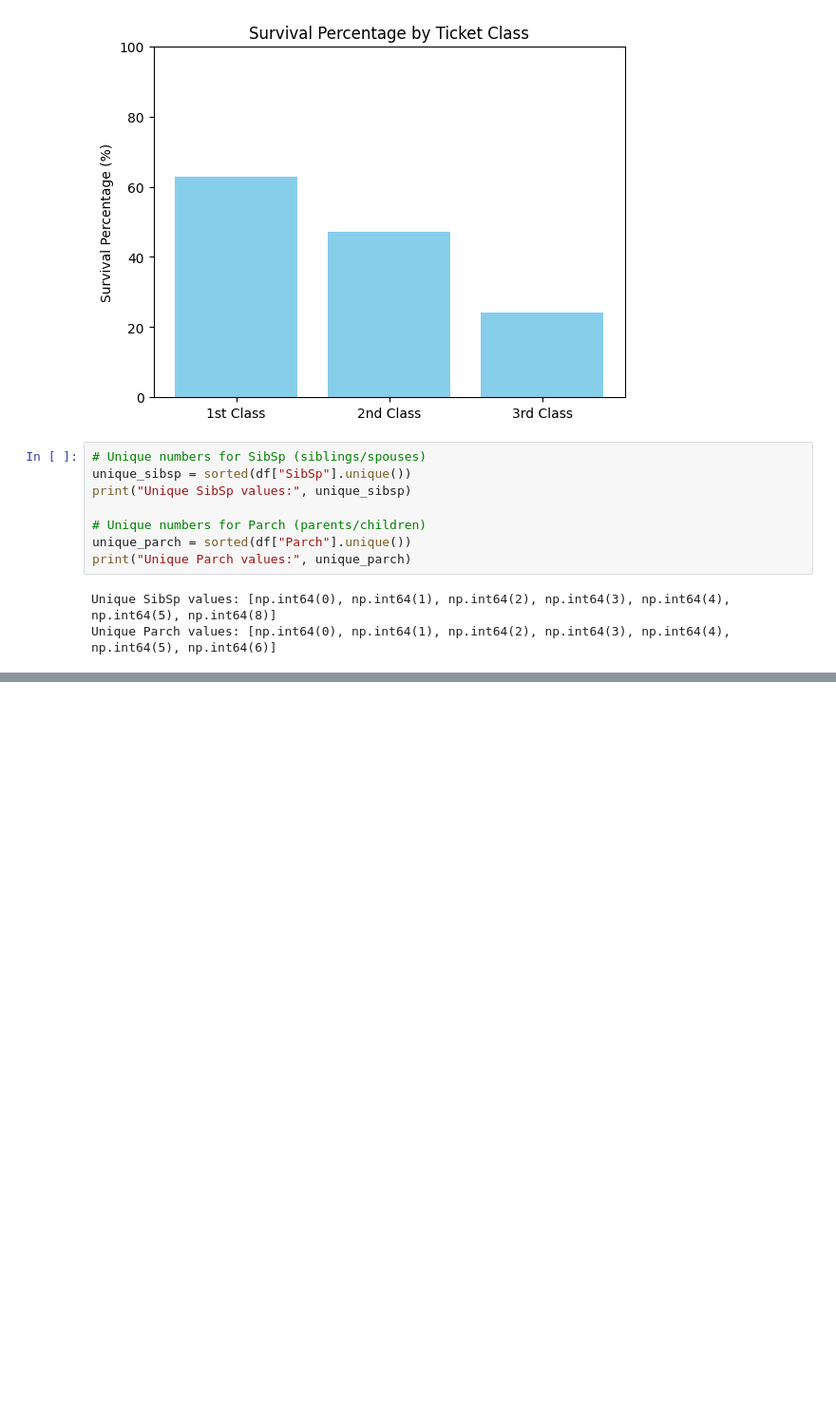
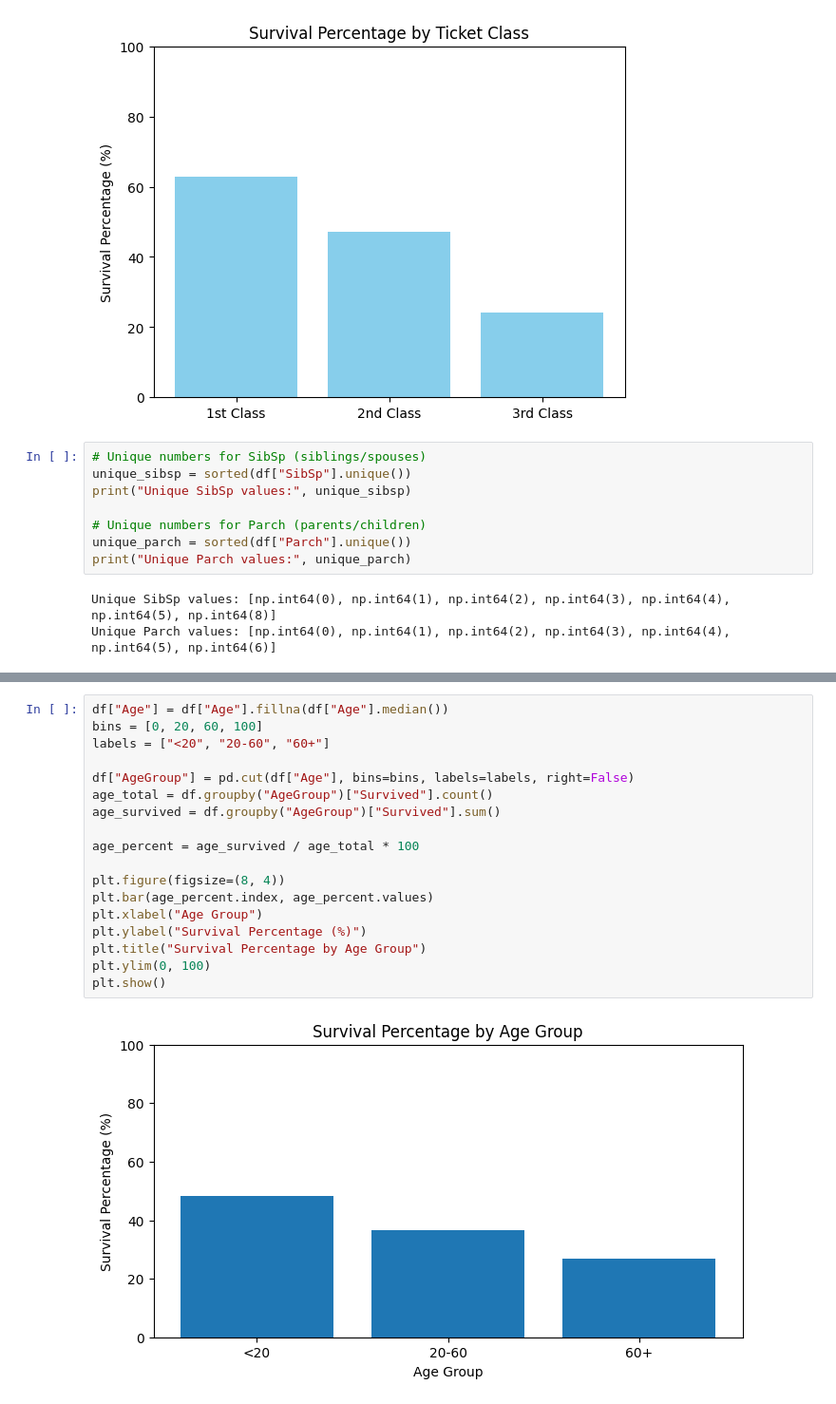
Before and after one commit to aminehabchi/kaggle-titanic, a Jupyter notebook: notebook/EDA.ipynb, the cells around one changed output, grey strips where cells are left out. Shown at 95% size. Drawn from its saved outputs; the diff is of its cells as text; blank space fills up the shorter version.

```diff
--- a/notebook/EDA.ipynb
+++ b/notebook/EDA.ipynb
@@ -168,0 +187,20 @@ plt.show()
+# %%
+df["Age"] = df["Age"].fillna(df["Age"].median())
+bins = [0, 20, 60, 100]
+labels = ["<20", "20-60", "60+"]
+
+df["AgeGroup"] = pd.cut(df["Age"], bins=bins, labels=labels, right=False)
+age_total = df.groupby("AgeGroup")["Survived"].count()
+age_survived = df.groupby("AgeGroup")["Survived"].sum()
+
+age_percent = age_survived / age_total * 100
+
+plt.figure(figsize=(8, 4))
+plt.bar(age_percent.index, age_percent.values)
+plt.xlabel("Age Group")
+plt.ylabel("Survival Percentage (%)")
+plt.title("Survival Percentage by Age Group")
+plt.ylim(0, 100)
+plt.show()
+# %% [output]
+[figure, added]
```
Also changed, not shown: parts of 11 cells of this notebook, 43 other files.
